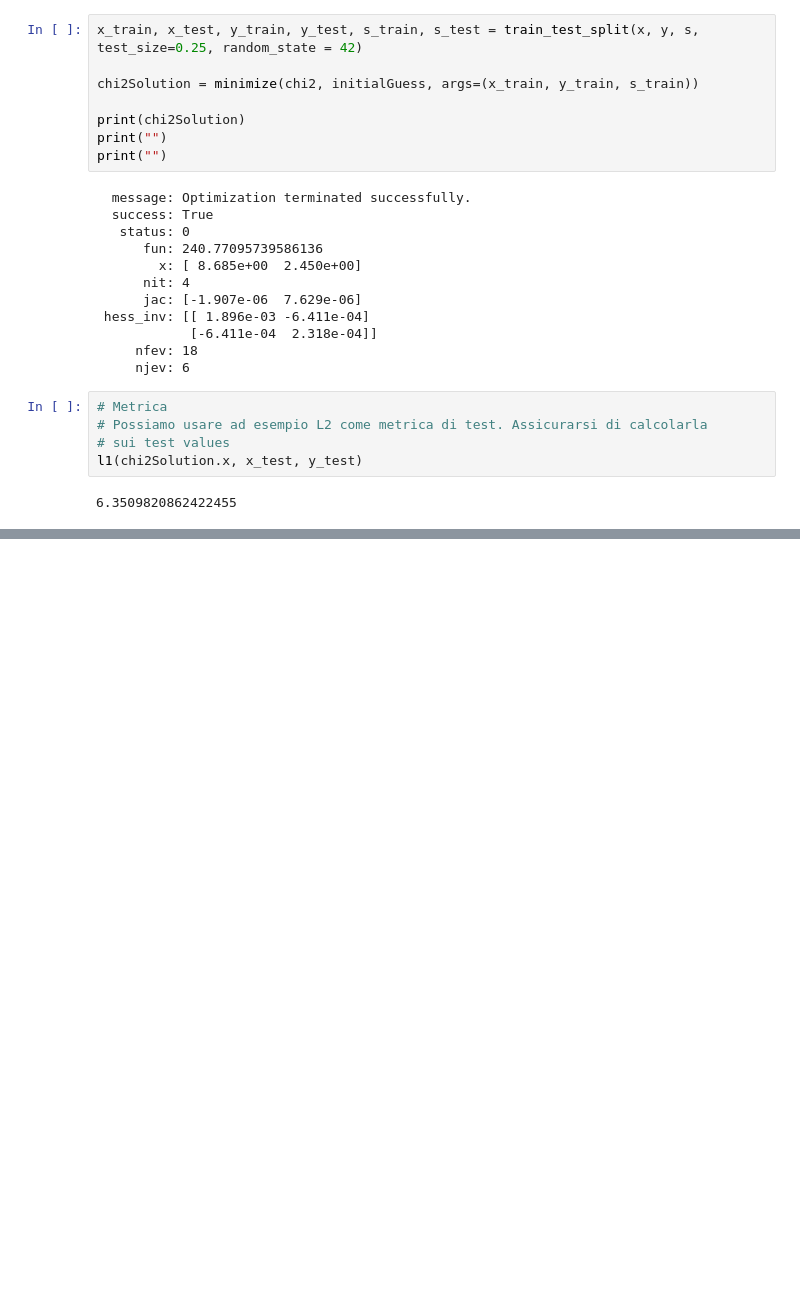
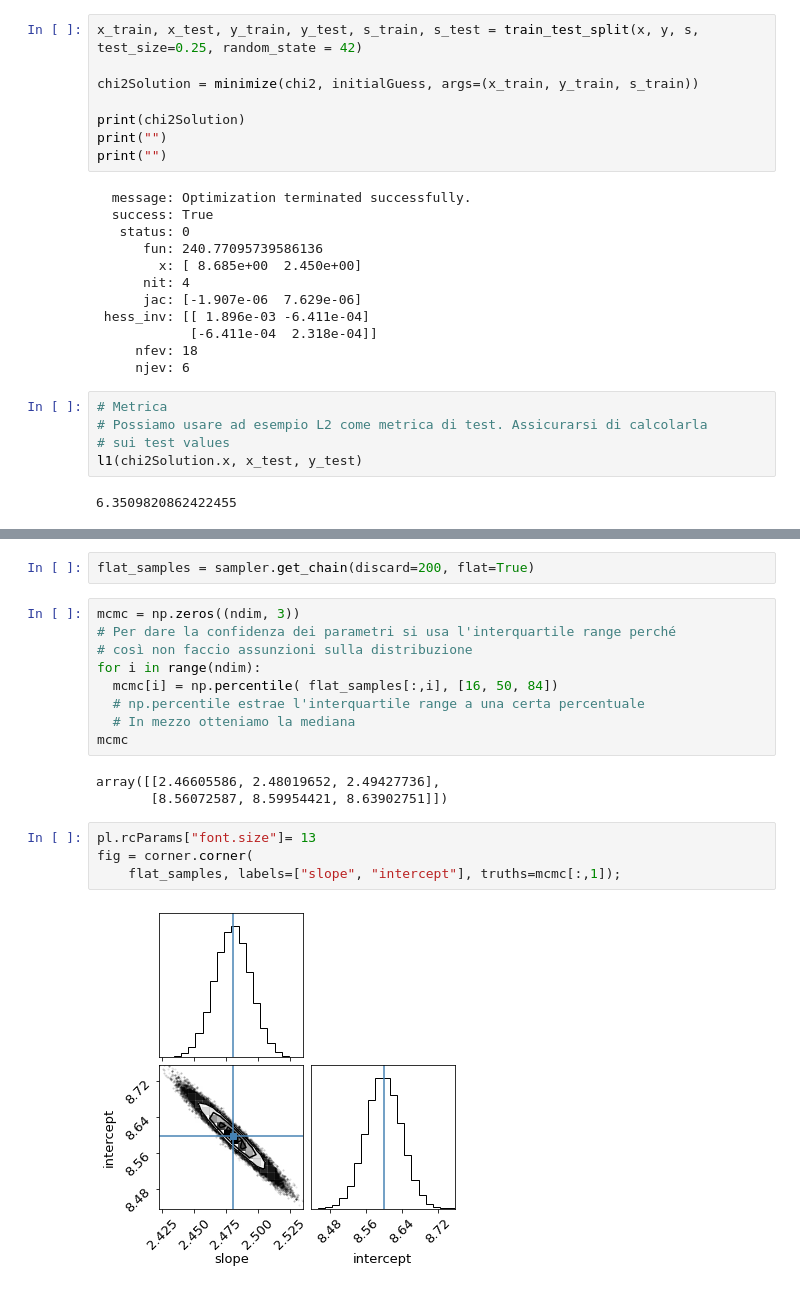
Before and after one commit to marcocaramanti/MLPNS_MCaramanti, a Jupyter notebook: linearRegression/FittingLineToGRBAfterglows_instructions.ipynb, the cells around one changed output, grey strips where cells are left out. Cells and saved outputs as stored; diff of their text form; blank space fills up the shorter version.

```diff
--- a/linearRegression/FittingLineToGRBAfterglows_instructions.ipynb
+++ b/linearRegression/FittingLineToGRBAfterglows_instructions.ipynb
@@ -412,0 +532,20 @@ l1(chi2Solution.x, x_test, y_test)
+# %%
+flat_samples = sampler.get_chain(discard=200, flat=True)
+# %%
+mcmc = np.zeros((ndim, 3))
+# Per dare la confidenza dei parametri si usa l'interquartile range perché
+# così non faccio assunzioni sulla distribuzione
+for i in range(ndim):
+  mcmc[i] = np.percentile( flat_samples[:,i], [16, 50, 84])
+  # np.percentile estrae l'interquartile range a una certa percentuale
+  # In mezzo otteniamo la mediana
+mcmc
+# %% [output]
+array([[2.46605586, 2.48019652, 2.49427736],
+       [8.56072587, 8.59954421, 8.63902751]])
+# %%
+pl.rcParams["font.size"]= 13
+fig = corner.corner(
+    flat_samples, labels=["slope", "intercept"], truths=mcmc[:,1]);
+# %% [output]
+[figure, added]
```
Also changed, not shown: parts of 15 cells of this notebook.
